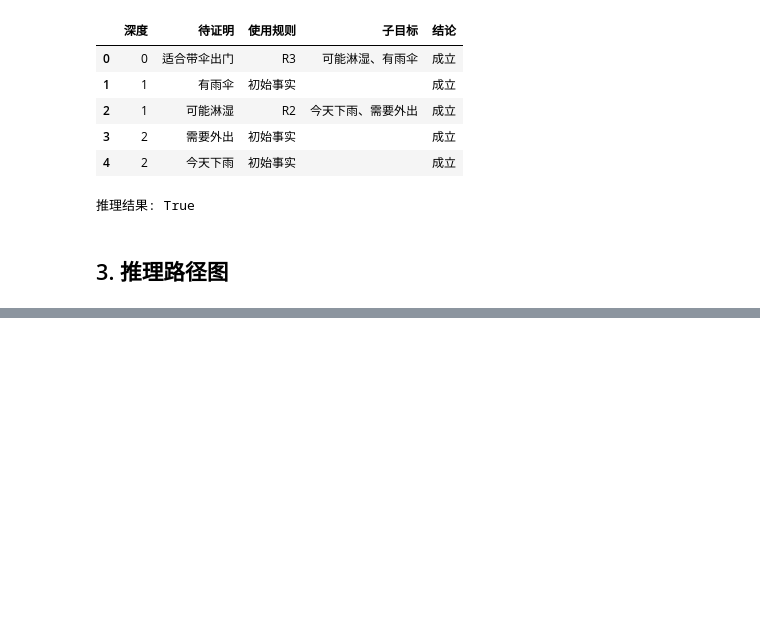
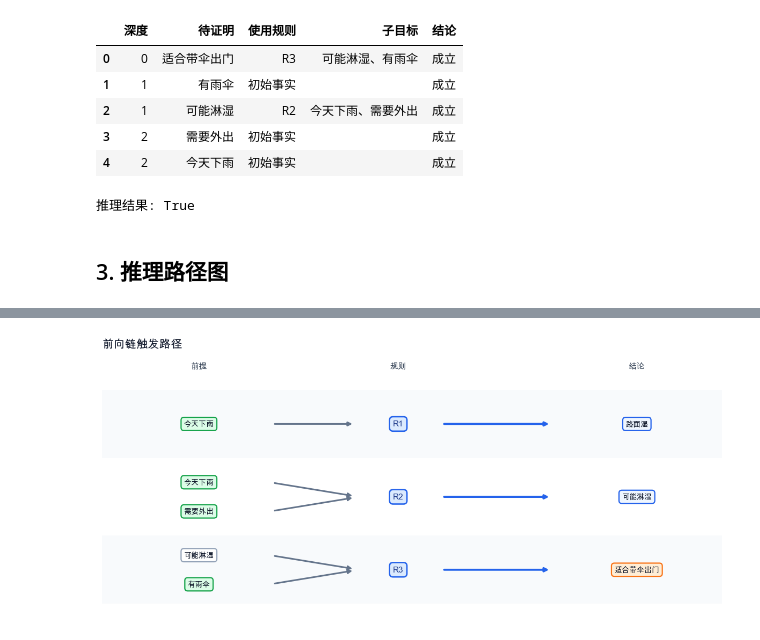
Before and after one commit to zhesun-0209/ai-thinking-labs, a Jupyter notebook: notebooks/ch06_forward_backward_chain.ipynb, the cells around one changed output, grey strips where cells are left out. Saved outputs shown, nothing was run; the diff lists cells and outputs as text; code cells hidden in the pictures; blank space fills up the shorter version.

Commit message:
Clarify ch06 rule flow connections

```diff
--- a/notebooks/ch06_forward_backward_chain.ipynb
+++ b/notebooks/ch06_forward_backward_chain.ipynb
@@ -296,0 +218,100 @@ draw_rule_flow(initial_facts, rules, forward_trace, "前向链触发路径")
+# %%
+# 画出规则触发路径：每条规则一行，避免交叉线影响阅读。
+def draw_rule_flow(initial_facts, rules, trace, title):
+    if "触发规则" in trace:
+        used_order = [rid for rid in trace["触发规则"].tolist() if str(rid).startswith("R")]
+    else:
+        used_order = [rid for rid in trace.get("使用规则", []).tolist() if str(rid).startswith("R")]
+    used_order = list(dict.fromkeys(used_order))
+    selected_rules = [rule for rid in used_order for rule in rules if rule["id"] == rid]
+
+    fig, ax = plt.subplots(figsize=(10.8, 5.0))
+    ax.set_facecolor("#fbfcfd")
+
+    def chip_style(text, role):
+        if role == "initial":
+            return {"fc": "#dcfce7", "ec": "#16a34a"}
+        if role == "goal":
+            return {"fc": "#ffedd5", "ec": "#f97316"}
+        if role == "derived":
+            return {"fc": "#eff6ff", "ec": "#2563eb"}
+        return {"fc": "#ffffff", "ec": "#94a3b8"}
+
+    def draw_chip(x, y, text, role):
+        style = chip_style(text, role)
+        ax.text(
+            x,
+            y,
+            text,
+            ha="center",
+            va="center",
+            fontsize=9.2,
+            color="#0f172a",
+            zorder=5,
+            bbox={
+                "boxstyle": "round,pad=0.38",
+                "fc": style["fc"],
+                "ec": style["ec"],
+                "lw": 1.45,
+            },
+        )
+
+    def fact_role(fact, conclusion=False):
+        if fact == goal:
+            return "goal"
+        if fact in initial_facts:
+            return "initial"
+        if conclusion:
+            return "derived"
+        return "other"
+
+    y_positions = list(reversed(range(len(selected_rules))))
+    for row_index, (rule, y) in enumerate(zip(selected_rules, y_positions), start=1):
+        ax.axhspan(y - 0.46, y + 0.46, color="#f8fafc" if row_index % 2 else "#ffffff", zorder=0)
+        premise_offsets = [0] if len(rule["facts"]) == 1 else [0.2, -0.2]
+        for fact, offset in zip(rule["facts"], premise_offsets):
+            fy = y + offset
+            draw_chip(0.56, fy, fact, fact_role(fact))
+            ax.annotate(
+                "",
+                xy=(1.78, y),
+                xytext=(1.10, fy),
+                arrowprops={"arrowstyle": "-|>", "color": "#64748b", "lw": 2.0, "shrinkA": 6, "shrinkB": 8},
+                zorder=2,
+            )
+
+        ax.text(
+            2.08,
+            y,
+            rule["id"],
+            ha="center",
+            va="center",
+            fontsize=10,
+            fontweight="bold",
+            color="#1e3a8a",
+            zorder=5,
+            bbox={"boxstyle": "round,pad=0.42", "fc": "#dbeafe", "ec": "#2563eb", "lw": 1.7},
+        )
+        ax.annotate(
+            "",
+            xy=(3.28, y),
+            xytext=(2.38, y),
+            arrowprops={"arrowstyle": "-|>", "color": "#2563eb", "lw": 2.5, "shrinkA": 8, "shrinkB": 8},
+            zorder=2,
+        )
+        draw_chip(3.9, y, rule["then"], fact_role(rule["then"], conclusion=True))
+
+    ax.text(0.56, len(selected_rules) - 0.24, "前提", ha="center", fontweight="bold", color="#334155")
+    ax.text(2.08, len(selected_rules) - 0.24, "规则", ha="center", fontweight="bold", color="#334155")
+    ax.text(3.9, len(selected_rules) - 0.24, "结论", ha="center", fontweight="bold", color="#334155")
+    ax.set_title(title, loc="left", fontsize=14, fontweight="bold", color="#0f172a")
+    ax.set_xlim(-0.18, 4.55)
+    ax.set_ylim(-0.65, len(selected_rules) - 0.02)
+    ax.axis("off")
+    plt.tight_layout()
+    plt.show()
+
+
+draw_rule_flow(initial_facts, rules, forward_trace, "前向链触发路径")
+# %% [output]
+[figure, added]
```
Also changed, not shown: parts of 1 cell of this notebook, 2 other files.
